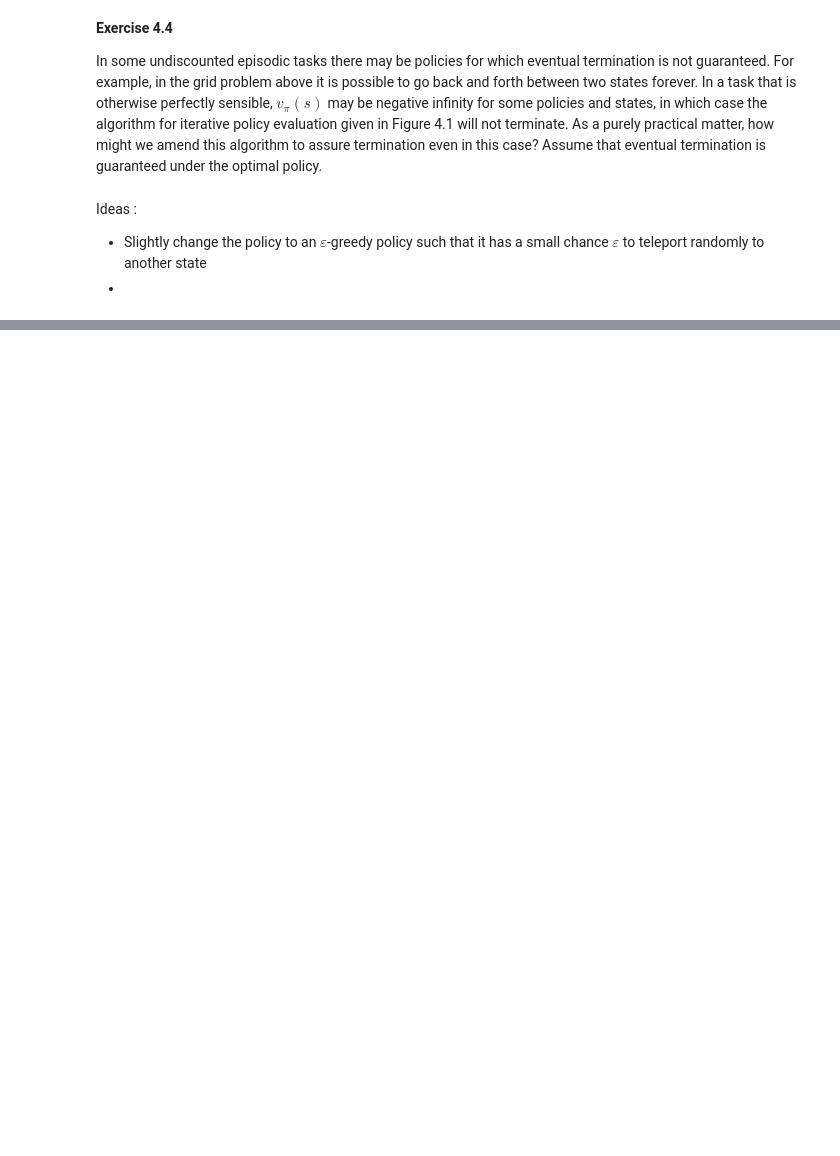
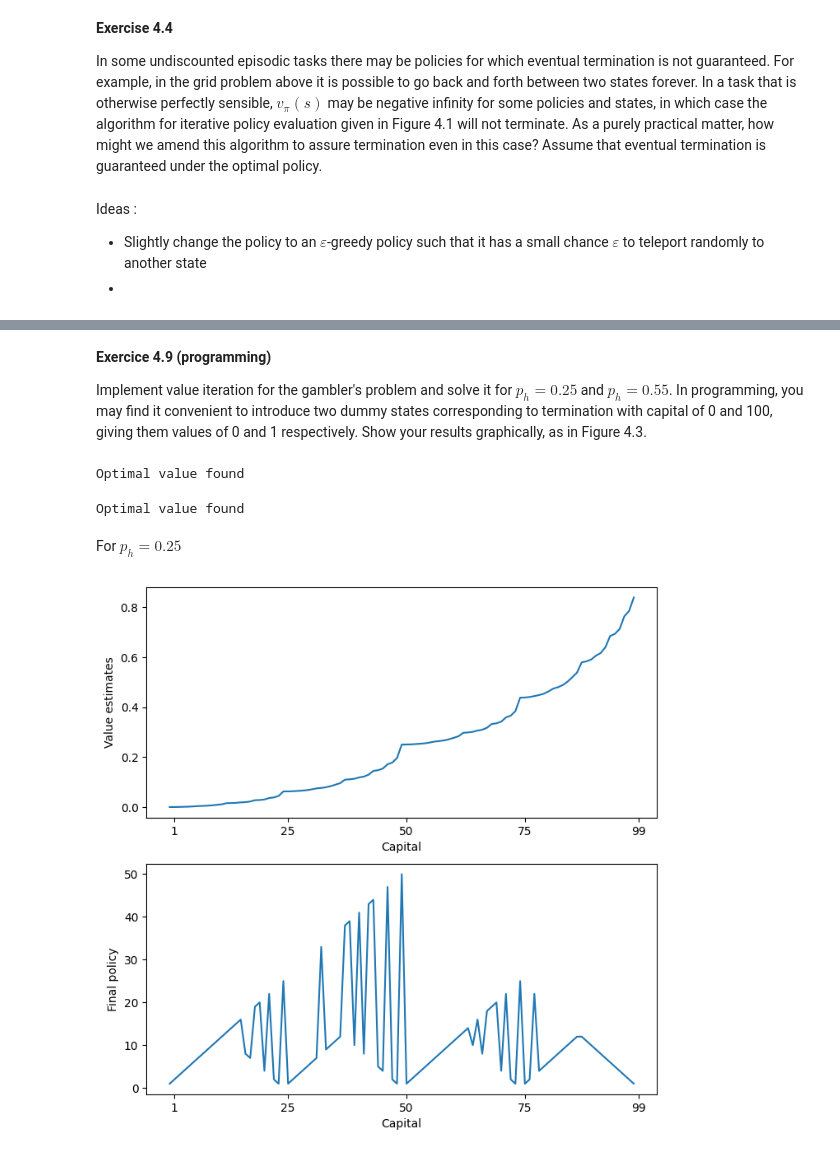
Before and after one commit to MichelHUANGGit/Sutton-Barto, a Jupyter notebook: Chapter4/Exercices.ipynb, the cells around one changed output, grey strips where cells are left out. Saved outputs shown, nothing was run; the diff lists cells and outputs as text; code cells hidden in the pictures; blank space fills up the shorter version.

```diff
--- a/Chapter4/Exercices.ipynb
+++ b/Chapter4/Exercices.ipynb
@@ -121,0 +173,39 @@ computer is too slow for the full problem, cut all the numbers of cars in half.
+# %% [markdown]
+**Exercice 4.9 (programming)**
+
+Implement value iteration for the gambler's problem and solve it for $p_h = 0.25$ and  $p_h = 0.55$. In programming, you may find it convenient to introduce two dummy states corresponding to termination with capital of 0 and 100, giving them values of 0 and 1 respectively. Show your results graphically, as in Figure 4.3.
+# %%
+from ValueIteration import value_iteration
+from GamblerProblem import GamblerProblem
+import matplotlib.pyplot as plt
+
+p_head = 0.25
+env = GamblerProblem(100, p_head)
+# %%
+V1, policy1 = value_iteration(env, 1e-10)
+# %% [output]
+Optimal value found
+# %%
+p_head = 0.55
+env = GamblerProblem(100, p_head)
+V2, policy2 = value_iteration(env, 1e-10)
+# %% [output]
+Optimal value found
+# %% [markdown]
+For $p_h=0.25$
+# %%
+plt.figure(figsize=(8,8))
+plt.subplot(2,1,1)
+plt.plot(V1[1:-1])
+plt.xticks([1, 25, 50, 75, 99])
+plt.xlabel("Capital")
+plt.ylabel("Value estimates")
+
+plt.subplot(2,1,2)
+plt.plot(policy1[1:-1])
+plt.xticks([1, 25, 50, 75, 99])
+plt.xlabel("Capital")
+plt.ylabel("Final policy")
+plt.show()
+# %% [output]
+[figure, added]
```
Also changed, not shown: parts of 10 cells of this notebook, 2 other files.
